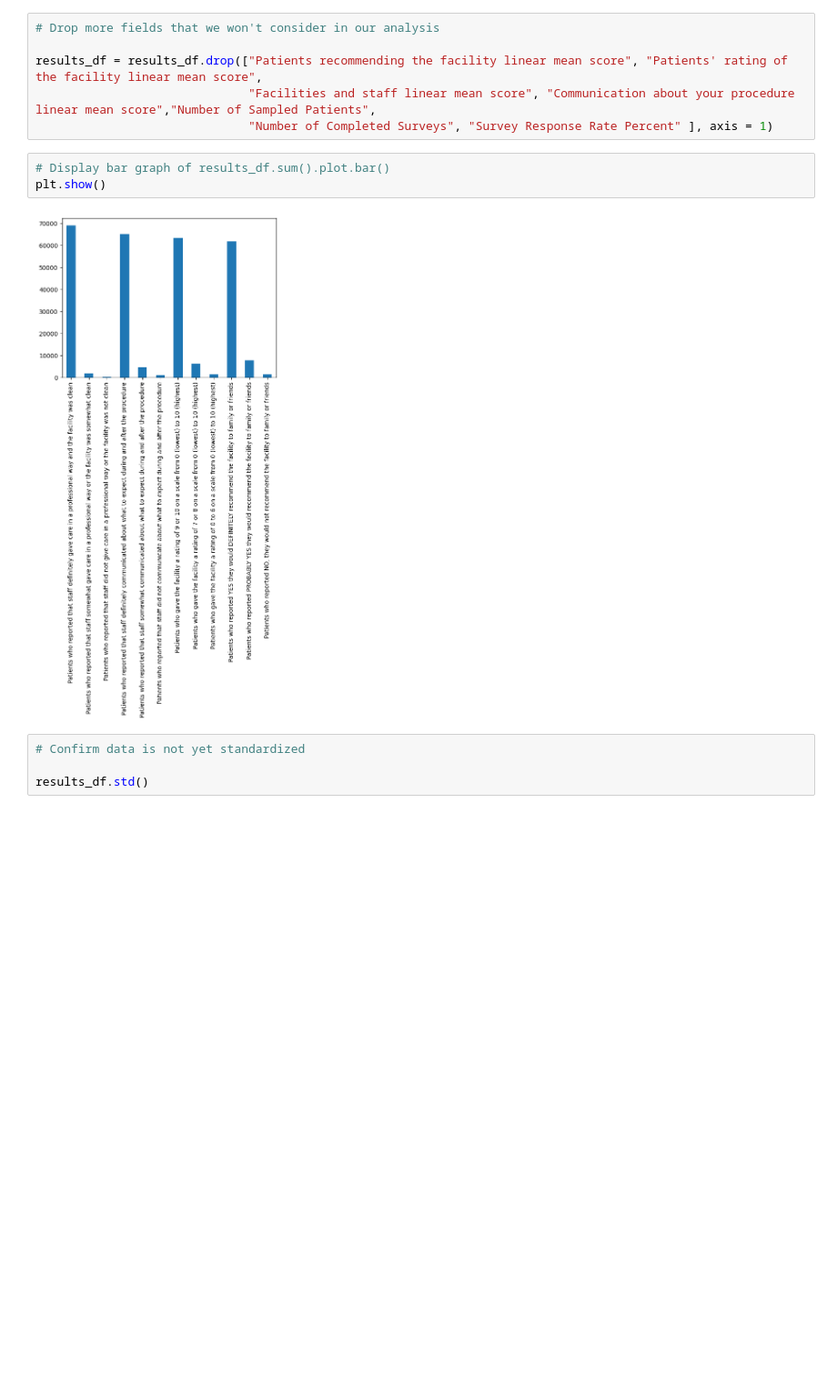
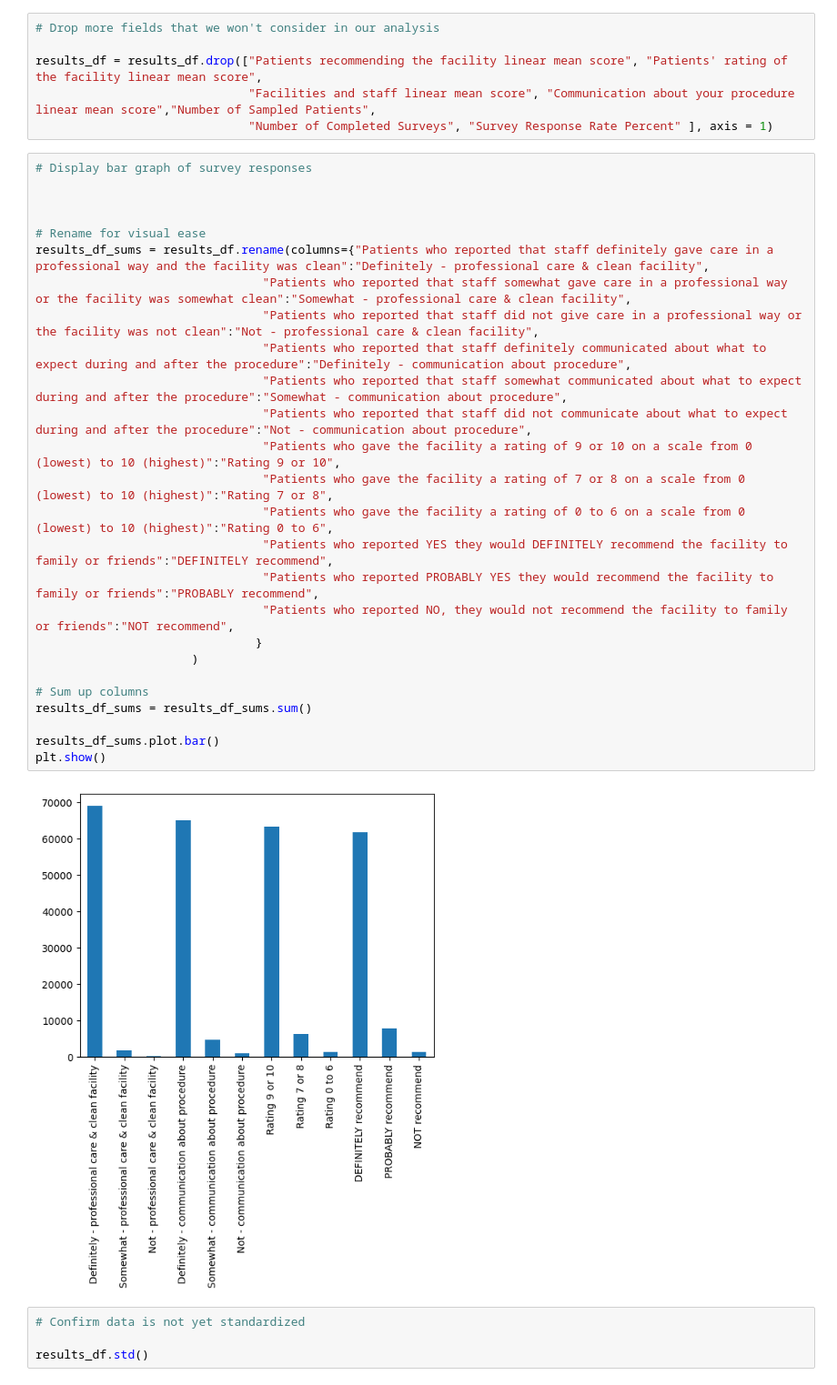
Before and after one commit to rachel5678b/Data-Science-Project-1, a Jupyter notebook: OAS_CAHPS.ipynb, the cells around one changed output. Shown at 91% size. Cells and saved outputs as stored; diff of their text form; blank space fills up the shorter version.

Commit message:
Added bar graph

```diff
--- a/OAS_CAHPS.ipynb
+++ b/OAS_CAHPS.ipynb
@@ -173,10 +173,33 @@ results_df = results_df.drop(["Patients recommending the facility linear mean sc
                               "Facilities and staff linear mean score", "Communication about your procedure linear mean score","Number of Sampled Patients",
                               "Number of Completed Surveys", "Survey Response Rate Percent" ], axis = 1)
 # %%
-# Display bar graph of results_df.sum().plot.bar()
+# Display bar graph of survey responses
+
+
+
+# Rename for visual ease
+results_df_sums = results_df.rename(columns={"Patients who reported that staff definitely gave care in a professional way and the facility was clean":"Definitely - professional care & clean facility",
+                                "Patients who reported that staff somewhat gave care in a professional way or the facility was somewhat clean":"Somewhat - professional care & clean facility",
+                                "Patients who reported that staff did not give care in a professional way or the facility was not clean":"Not - professional care & clean facility",
+                                "Patients who reported that staff definitely communicated about what to expect during and after the procedure":"Definitely - communication about procedure",
+                                "Patients who reported that staff somewhat communicated about what to expect during and after the procedure":"Somewhat - communication about procedure",
+                                "Patients who reported that staff did not communicate about what to expect during and after the procedure":"Not - communication about procedure",
+                                "Patients who gave the facility a rating of 9 or 10 on a scale from 0 (lowest) to 10 (highest)":"Rating 9 or 10",
+                                "Patients who gave the facility a rating of 7 or 8 on a scale from 0 (lowest) to 10 (highest)":"Rating 7 or 8",
+                                "Patients who gave the facility a rating of 0 to 6 on a scale from 0 (lowest) to 10 (highest)":"Rating 0 to 6",
+                                "Patients who reported YES they would DEFINITELY recommend the facility to family or friends":"DEFINITELY recommend",
+                                "Patients who reported PROBABLY YES they would recommend the facility to family or friends":"PROBABLY recommend",
+                                "Patients who reported NO, they would not recommend the facility to family or friends":"NOT recommend",
+                               }
+                      )
+
+# Sum up columns
+results_df_sums = results_df_sums.sum()
+
+results_df_sums.plot.bar()
 plt.show()
 # %% [output]
-[figure, old version]
+[figure, new version]
 # %%
 # Confirm data is not yet standardized
 
```
Also changed, not shown: parts of 1 cell of this notebook.
